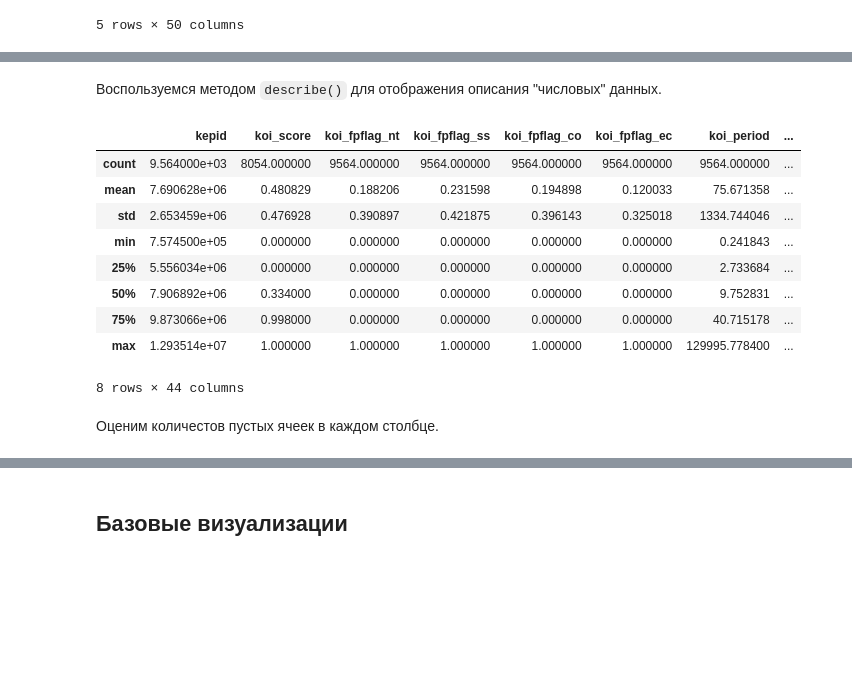
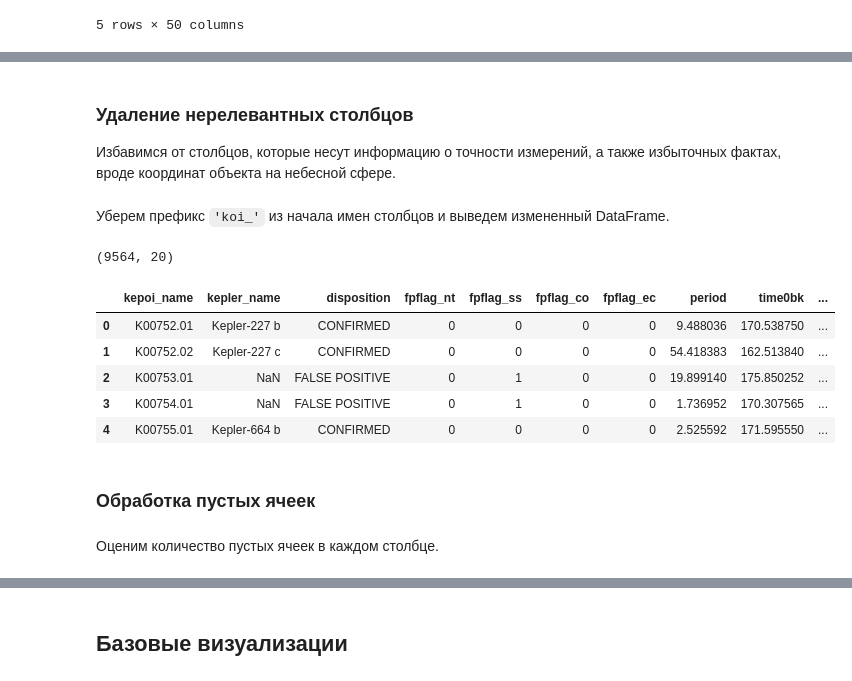
Before and after one commit to Polinezhich/andan_FP, a Jupyter notebook: main.ipynb, the cells around one changed output, grey strips where cells are left out. Cells and saved outputs as stored; diff of their text form; code cells hidden in the pictures; blank space fills up the shorter version.

```diff
--- a/main.ipynb
+++ b/main.ipynb
@@ -116,20 +96,42 @@ Index(['kepid', 'kepoi_name', 'kepler_name', 'koi_disposition',
-# %% [markdown]
-Воспользуемся методом `describe()` для отображения описания "числовых" данных.
-# %%
-df.describe()
-# %% [output]
-|  | kepid | koi_score | koi_fpflag_nt | koi_fpflag_ss | koi_fpflag_co | koi_fpflag_ec | koi_period | ... |
-| count | 9.564000e+03 | 8054.000000 | 9564.000000 | 9564.000000 | 9564.000000 | 9564.000000 | 9564.000000 | ... |
-| mean | 7.690628e+06 | 0.480829 | 0.188206 | 0.231598 | 0.194898 | 0.120033 | 75.671358 | ... |
-| std | 2.653459e+06 | 0.476928 | 0.390897 | 0.421875 | 0.396143 | 0.325018 | 1334.744046 | ... |
-| min | 7.574500e+05 | 0.000000 | 0.000000 | 0.000000 | 0.000000 | 0.000000 | 0.241843 | ... |
-| 25% | 5.556034e+06 | 0.000000 | 0.000000 | 0.000000 | 0.000000 | 0.000000 | 2.733684 | ... |
-| 50% | 7.906892e+06 | 0.334000 | 0.000000 | 0.000000 | 0.000000 | 0.000000 | 9.752831 | ... |
-| 75% | 9.873066e+06 | 0.998000 | 0.000000 | 0.000000 | 0.000000 | 0.000000 | 40.715178 | ... |
-| max | 1.293514e+07 | 1.000000 | 1.000000 | 1.000000 | 1.000000 | 1.000000 | 129995.778400 | ... |
-8 rows × 44 columns
+# %% [markdown]
+### Удаление нерелевантных столбцов
+
+Избавимся от столбцов, которые несут информацию о точности измерений, а также избыточных фактах, вроде координат объекта на небесной сфере.
+# %%
+# Получим список всех столбцов, содержащих границы ошибок измерения и удалим их
+err_columns = [col for col in df.columns if col.endswith('_err1') or col.endswith('_err2')]
+df = df.drop(columns=err_columns)
+
+# Удалим столбцы с индексацией строк, а также с координатами на небесной сфере
+df = df.drop(columns=['rowid', 'ra', 'dec'])
+
+# Удалим столбцы со служебной информацией
+df = df.drop(columns=['koi_tce_plnt_num', 'koi_tce_delivname'])
+
+# Удалим столбцы с предварительным результатом, а также степенью уверенности в нем
+df = df.drop(columns=['koi_pdisposition', 'koi_score'])
+
+# Удалим столбец с именем звезды-хозяина
+df = df.drop(columns=['kepid'])
+# %% [markdown]
+Уберем префикс `'koi_'` из начала имен столбцов и выведем измененный DataFrame.
+# %%
+df.columns = [col.replace('koi_', '') for col in df.columns]
+
+print(df.shape)
+df.head()
+# %% [output]
+(9564, 20)
+|  | kepoi_name | kepler_name | disposition | fpflag_nt | fpflag_ss | fpflag_co | fpflag_ec | period | time0bk | ... |
+| 0 | K00752.01 | Kepler-227 b | CONFIRMED | 0 | 0 | 0 | 0 | 9.488036 | 170.538750 | ... |
+| 1 | K00752.02 | Kepler-227 c | CONFIRMED | 0 | 0 | 0 | 0 | 54.418383 | 162.513840 | ... |
+| 2 | K00753.01 | NaN | FALSE POSITIVE | 0 | 1 | 0 | 0 | 19.899140 | 175.850252 | ... |
+| 3 | K00754.01 | NaN | FALSE POSITIVE | 0 | 1 | 0 | 0 | 1.736952 | 170.307565 | ... |
+| 4 | K00755.01 | Kepler-664 b | CONFIRMED | 0 | 0 | 0 | 0 | 2.525592 | 171.595550 | ... |
+# %% [markdown]
+### Обработка пустых ячеек
 # %% [markdown]
-Оценим количестов пустых ячеек в каждом столбце.
+Оценим количество пустых ячеек в каждом столбце.
 # %%
 num_of_nan = df.isna().sum()
 print(num_of_nan[num_of_nan > 0])
```
Also changed, not shown: parts of 10 cells of this notebook.
